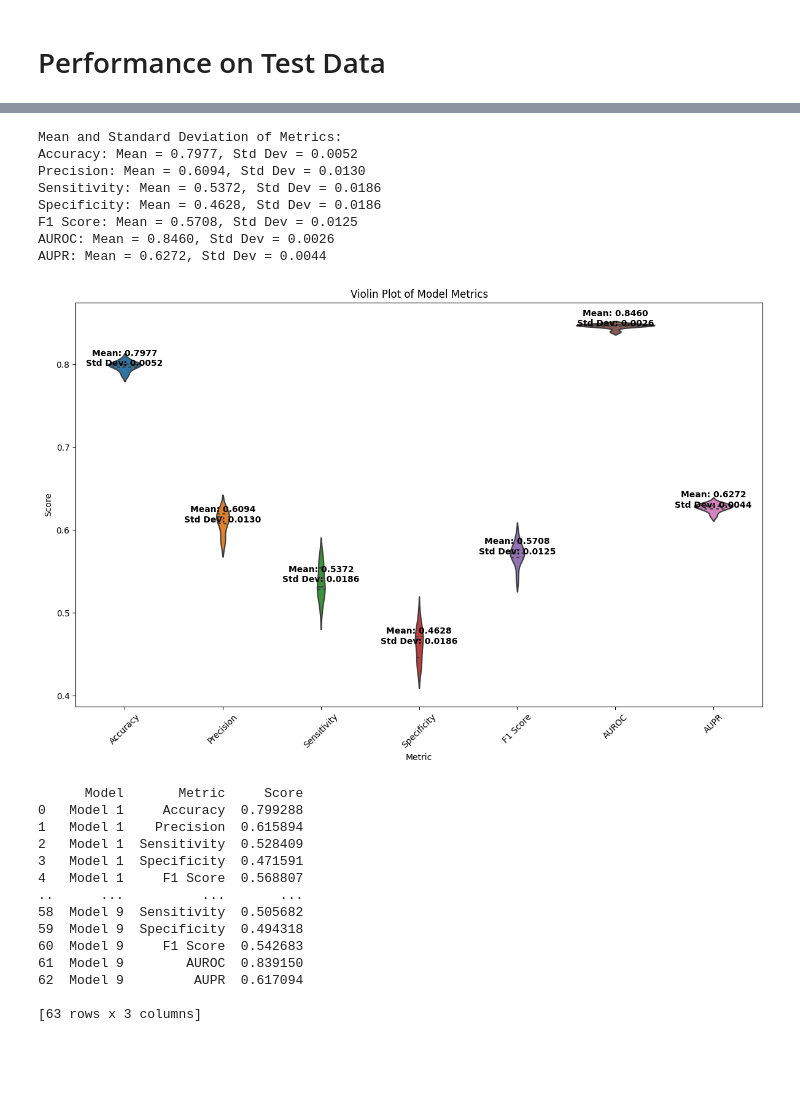
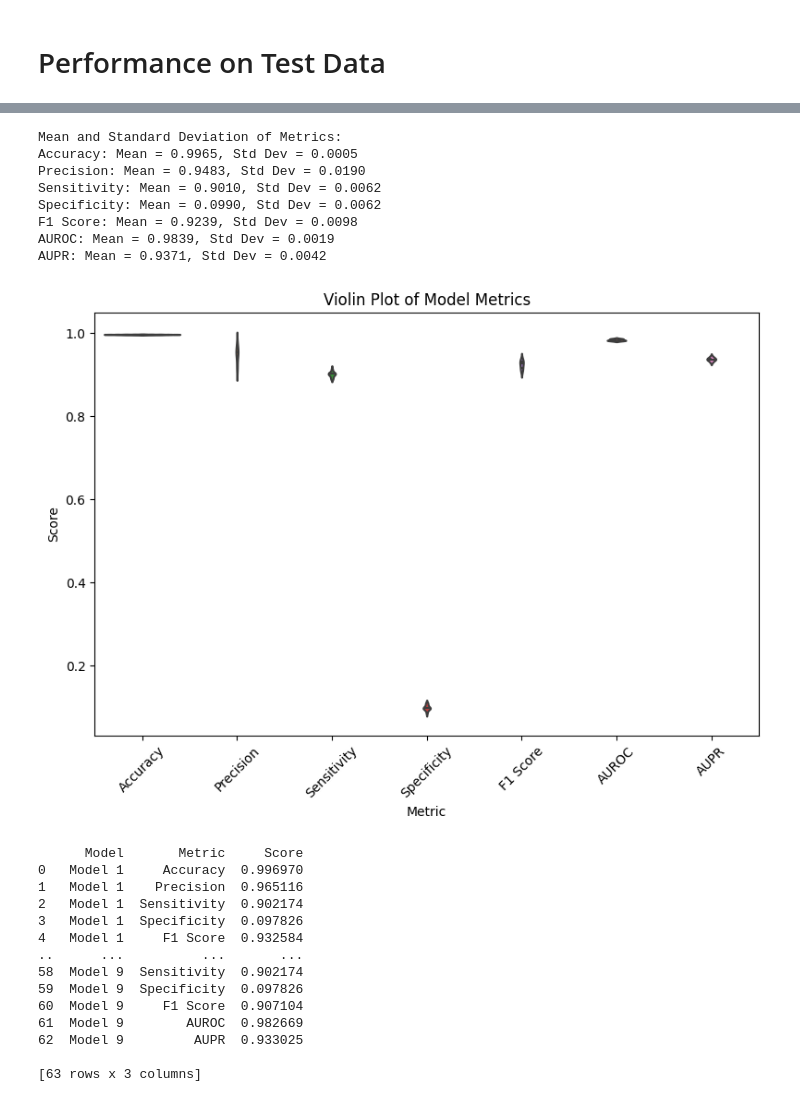
Before and after one commit to BarneyStinson73/CSE472-Machine-Learning-Sessional, a Jupyter notebook: Assignment 2/regression.ipynb, the cells around one changed output, grey strips where cells are left out. Drawn from its saved outputs; the diff is of its cells as text; code cells hidden in the pictures; blank space fills up the shorter version.

```diff
--- a/Assignment 2/regression.ipynb
+++ b/Assignment 2/regression.ipynb
@@ -176,25 +242,25 @@ x_val.shape
 # DATASET 3
 # %%
 
-# credit_data = pd.read_csv("creditcard.csv")
-# credit_data.drop_duplicates(inplace=True)
-# # keeping all the positive class instances and randomly selecting 20000 negative class instances
-# positive_class = credit_data[credit_data["Class"] == 1]
-# negative_class = credit_data[credit_data["Class"] == 0]
-# negative_class = resample(negative_class, n_samples=20000, random_state=42)
-# credit_data = pd.concat([positive_class, negative_class], axis=0)
+credit_data = pd.read_csv("creditcard.csv")
+credit_data.drop_duplicates(inplace=True)
+# keeping all the positive class instances and randomly selecting 20000 negative class instances
+positive_class = credit_data[credit_data["Class"] == 1]
+negative_class = credit_data[credit_data["Class"] == 0]
+negative_class = resample(negative_class, n_samples=20000, random_state=42)
+credit_data = pd.concat([positive_class, negative_class], axis=0)
 
-# credit_data.drop_duplicates(inplace=True)
-# features = credit_data.drop(["Class"], axis=1)
-# target = credit_data["Class"]
+credit_data.drop_duplicates(inplace=True)
+features = credit_data.drop(["Class"], axis=1)
+target = credit_data["Class"]
 
-# # scaling the data
-# scaler = StandardScaler()
-# features = scaler.fit_transform(features)
+# scaling the data
+scaler = StandardScaler()
+features = scaler.fit_transform(features)
 
-# # splitting the data
-# x_train, x_test, y_train, y_test = train_test_split(features, target, test_size=0.2, random_state=42)
-# x_train, x_val, y_train, y_val = train_test_split(x_train, y_train, test_size=0.2, random_state=42)
+# splitting the data
+x_train, x_test, y_train, y_test = train_test_split(features, target, test_size=0.2, random_state=42)
+x_train, x_val, y_train, y_val = train_test_split(x_train, y_train, test_size=0.2, random_state=42)
 # %%
 
 features = pd.DataFrame(features)
@@ -487,55 +545,55 @@ for i, model in enumerate(models):
 # Create a DataFrame in long format
 metrics_df = pd.DataFrame(metrics)
 
 # Compute mean and standard deviation for each metric
 metric_stats = {metric: {"mean": np.mean(values), "std": np.std(values)} for metric, values in mean_std_metrics.items()}
 
 # Print out mean and standard deviation for each metric
 print("\nMean and Standard Deviation of Metrics:")
 for metric, stats in metric_stats.items():
     print(f"{metric}: Mean = {stats['mean']:.4f}, Std Dev = {stats['std']:.4f}")
 
 # Create a violin plot
-plt.figure(figsize=(12, 8))
+plt.figure(figsize=(8, 6))
 sns.violinplot(x='Metric', y='Score', data=metrics_df, inner='quartile')
 plt.title('Violin Plot of Model Metrics')
 plt.xticks(rotation=45)
 plt.ylabel('Score')
 plt.xlabel('Metric')
 
 # Annotating the plot with mean and std dev
 for i, metric in enumerate(mean_std_metrics.keys()):
     mean_val = metric_stats[metric]['mean']
     std_val = metric_stats[metric]['std']
-    plt.text(i, mean_val, f'Mean: {mean_val:.4f}\nStd Dev: {std_val:.4f}',
-             horizontalalignment='center', size='medium', color='black', weight='semibold')
+    # plt.text(i, mean_val, f'Mean: {mean_val:.4f}\nStd Dev: {std_val:.4f}',
+    #          horizontalalignment='center', size='medium', color='black', weight='semibold')
 
 plt.tight_layout()
 plt.show()
 
 # Displaying the metrics DataFrame
 print(metrics_df)
 # %% [output]
 Mean and Standard Deviation of Metrics:
-Accuracy: Mean = 0.7977, Std Dev = 0.0052
-Precision: Mean = 0.6094, Std Dev = 0.0130
-Sensitivity: Mean = 0.5372, Std Dev = 0.0186
-Specificity: Mean = 0.4628, Std Dev = 0.0186
-F1 Score: Mean = 0.5708, Std Dev = 0.0125
-AUROC: Mean = 0.8460, Std Dev = 0.0026
-AUPR: Mean = 0.6272, Std Dev = 0.0044
+Accuracy: Mean = 0.9965, Std Dev = 0.0005
+Precision: Mean = 0.9483, Std Dev = 0.0190
+Sensitivity: Mean = 0.9010, Std Dev = 0.0062
+Specificity: Mean = 0.0990, Std Dev = 0.0062
+F1 Score: Mean = 0.9239, Std Dev = 0.0098
+AUROC: Mean = 0.9839, Std Dev = 0.0019
+AUPR: Mean = 0.9371, Std Dev = 0.0042
-[figure, old version]
+[figure, new version]
       Model       Metric     Score
-0   Model 1     Accuracy  0.799288
-1   Model 1    Precision  0.615894
-2   Model 1  Sensitivity  0.528409
-3   Model 1  Specificity  0.471591
-4   Model 1     F1 Score  0.568807
+0   Model 1     Accuracy  0.996970
+1   Model 1    Precision  0.965116
+2   Model 1  Sensitivity  0.902174
+3   Model 1  Specificity  0.097826
+4   Model 1     F1 Score  0.932584
 ..      ...          ...       ...
-58  Model 9  Sensitivity  0.505682
-59  Model 9  Specificity  0.494318
-60  Model 9     F1 Score  0.542683
-61  Model 9        AUROC  0.839150
-62  Model 9         AUPR  0.617094
+58  Model 9  Sensitivity  0.902174
+59  Model 9  Specificity  0.097826
+60  Model 9     F1 Score  0.907104
+61  Model 9        AUROC  0.982669
+62  Model 9         AUPR  0.933025
 
 [63 rows x 3 columns]
```
Also changed, not shown: parts of 7 cells of this notebook.
